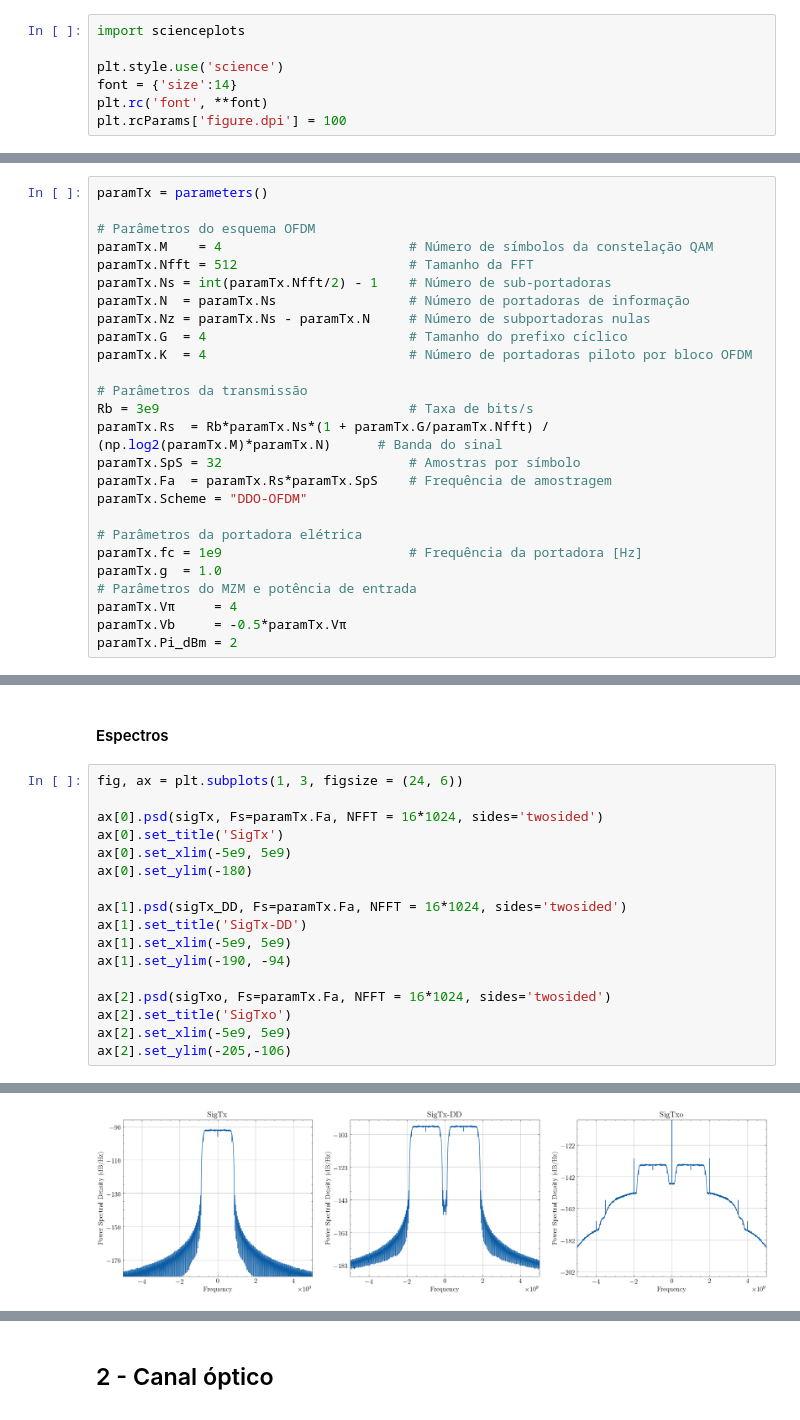
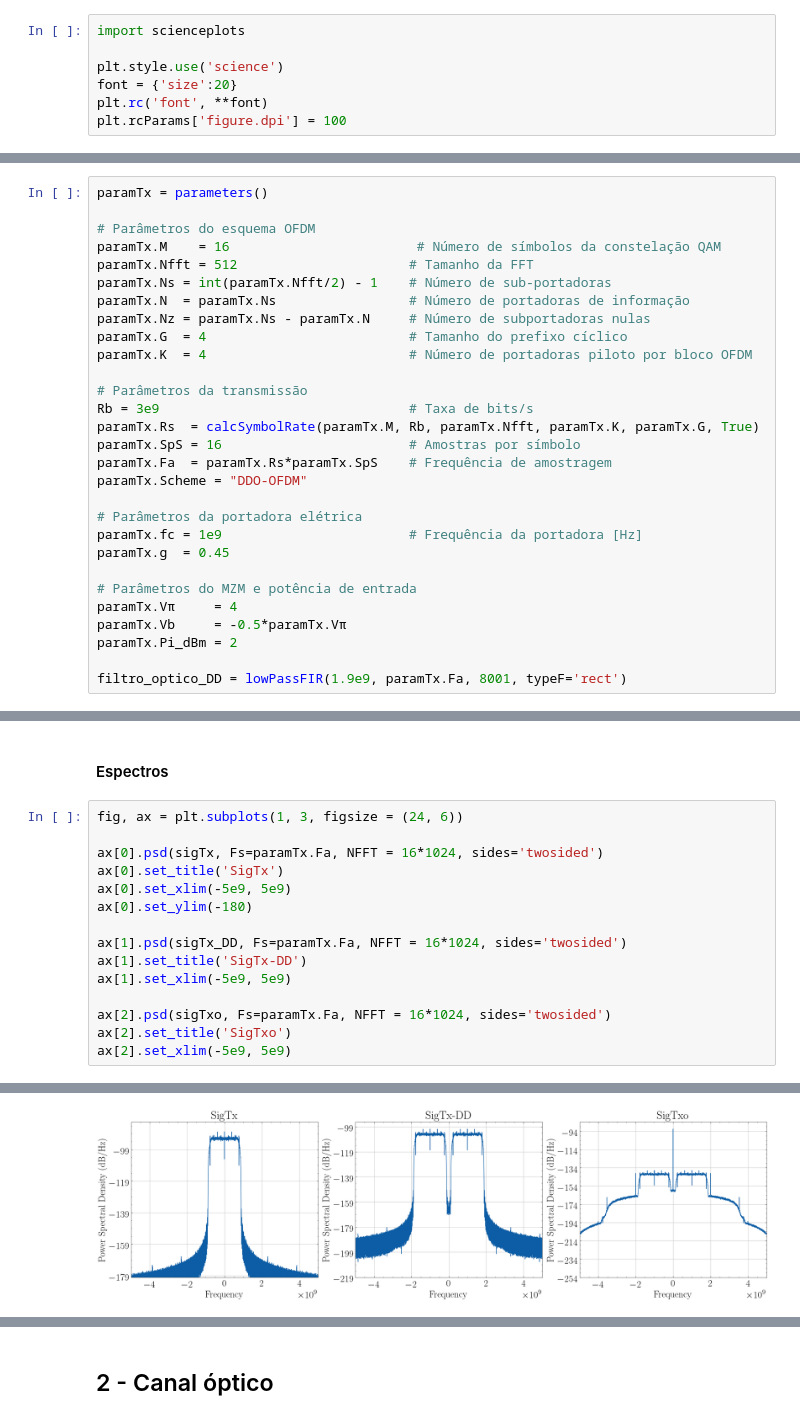
Before and after one commit to daniel7fontes/TCC_OFDM_ComOpt, a Jupyter notebook: DDO_OFDM.ipynb, the cells around one changed output, grey strips where cells are left out. Cells and saved outputs as stored; diff of their text form.

```diff
--- a/DDO_OFDM.ipynb
+++ b/DDO_OFDM.ipynb
@@ -17,7 +18,7 @@ pi = np.pi
 import scienceplots
 
 plt.style.use('science')
-font = {'size':14}
+font = {'size':20}
 plt.rc('font', **font)
 plt.rcParams['figure.dpi'] = 100
 # %% [markdown]
@@ -28,7 +29,7 @@ plt.rcParams['figure.dpi'] = 100
 paramTx = parameters()
 
 # Parâmetros do esquema OFDM
-paramTx.M    = 4                        # Número de símbolos da constelação QAM
+paramTx.M    = 16                        # Número de símbolos da constelação QAM
 paramTx.Nfft = 512                      # Tamanho da FFT
 paramTx.Ns = int(paramTx.Nfft/2) - 1    # Número de sub-portadoras
 paramTx.N  = paramTx.Ns                 # Número de portadoras de informação
@@ -38,18 +39,21 @@ paramTx.K  = 4                          # Número de portadoras piloto por bloco
 
 # Parâmetros da transmissão
 Rb = 3e9                                # Taxa de bits/s
-paramTx.Rs  = Rb*paramTx.Ns*(1 + paramTx.G/paramTx.Nfft) / (np.log2(paramTx.M)*paramTx.N)      # Banda do sinal
-paramTx.SpS = 32                        # Amostras por símbolo
+paramTx.Rs  = calcSymbolRate(paramTx.M, Rb, paramTx.Nfft, paramTx.K, paramTx.G, True)
+paramTx.SpS = 16                        # Amostras por símbolo
 paramTx.Fa  = paramTx.Rs*paramTx.SpS    # Frequência de amostragem
 paramTx.Scheme = "DDO-OFDM"
 
 # Parâmetros da portadora elétrica
 paramTx.fc = 1e9                        # Frequência da portadora [Hz]
-paramTx.g  = 1.0
+paramTx.g  = 0.45
+
 # Parâmetros do MZM e potência de entrada
 paramTx.Vπ     = 4
 paramTx.Vb     = -0.5*paramTx.Vπ
 paramTx.Pi_dBm = 2
+
+filtro_optico_DD = lowPassFIR(1.9e9, paramTx.Fa, 8001, typeF='rect')
 # %%
 # Parametrização do sistema
 
@@ -128,10 +132,8 @@ ax[0].set_ylim(-180)
 ax[1].psd(sigTx_DD, Fs=paramTx.Fa, NFFT = 16*1024, sides='twosided')
 ax[1].set_title('SigTx-DD')
 ax[1].set_xlim(-5e9, 5e9)
-ax[1].set_ylim(-190, -94)
 
 ax[2].psd(sigTxo, Fs=paramTx.Fa, NFFT = 16*1024, sides='twosided')
 ax[2].set_title('SigTxo')
 ax[2].set_xlim(-5e9, 5e9)
-ax[2].set_ylim(-205,-106)
 # %% [output]
@@ -139,3 +141,3 @@ ax[2].set_ylim(-205,-106)
-[figure, old version]
+[figure, new version]
 # %%
 # Potência do sinal óptico
```
Also changed, not shown: parts of 17 cells of this notebook, 8 other files.
